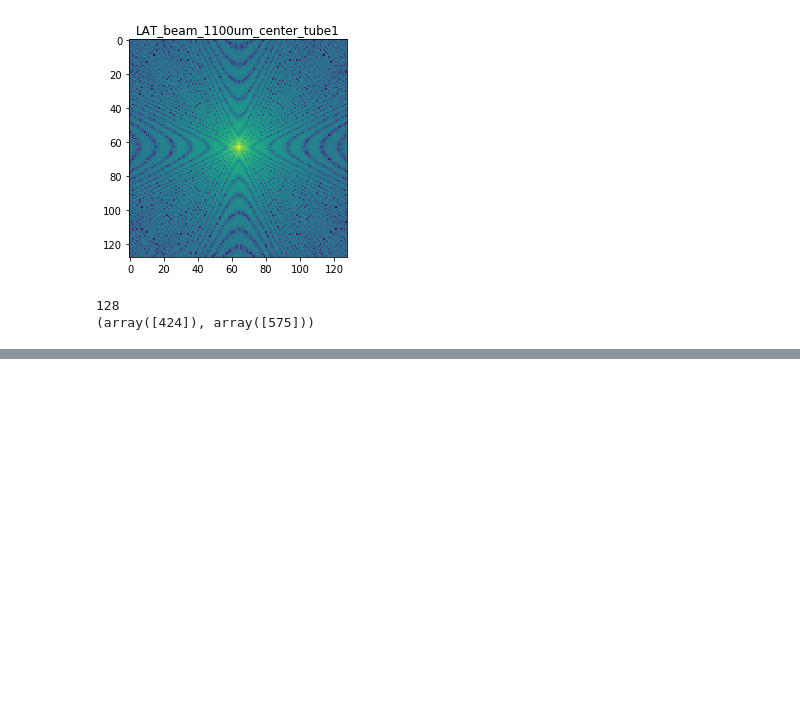
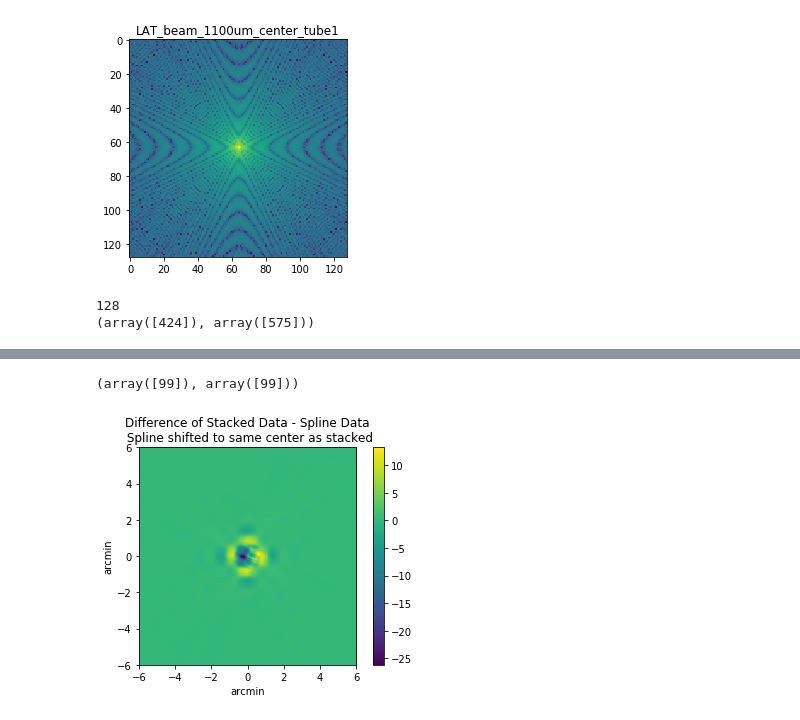
Before and after one commit to Sulla2012/gaussian_beams, a Jupyter notebook: beam_fitting/lat_beam_fitting.ipynb, the cells around one changed output, grey strips where cells are left out. Saved outputs shown, nothing was run; the diff lists cells and outputs as text; code cells hidden in the pictures; blank space fills up the shorter version.

```diff
--- a/beam_fitting/lat_beam_fitting.ipynb
+++ b/beam_fitting/lat_beam_fitting.ipynb
@@ -127,0 +160,18 @@ plt.show()
+# %%
+#Try Shifting spline
+
+shift_spline = np.zeros([200, 200])
+for i in range(5, 200):
+    for j in range(0, 194):
+        shift_spline[i][j] = spline_diff[i-5][j+6]
+print(np.where(shift_spline == np.amax(shift_spline)))
+plt.imshow(stack_data-shift_spline, extent = [-6,6,-6,6])
+plt.colorbar()
+plt.title("Difference of Stacked Data - Spline Data\n Spline shifted to same center as stacked")
+plt.xlabel('arcmin')
+plt.ylabel('arcmin')
+plt.savefig('shifted_stack_spline_diff_k_3.pdf')
+plt.show()
+# %% [output]
+(array([99]), array([99]))
+[figure, added]
```
Also changed, not shown: parts of 6 cells of this notebook, 9 other files.
